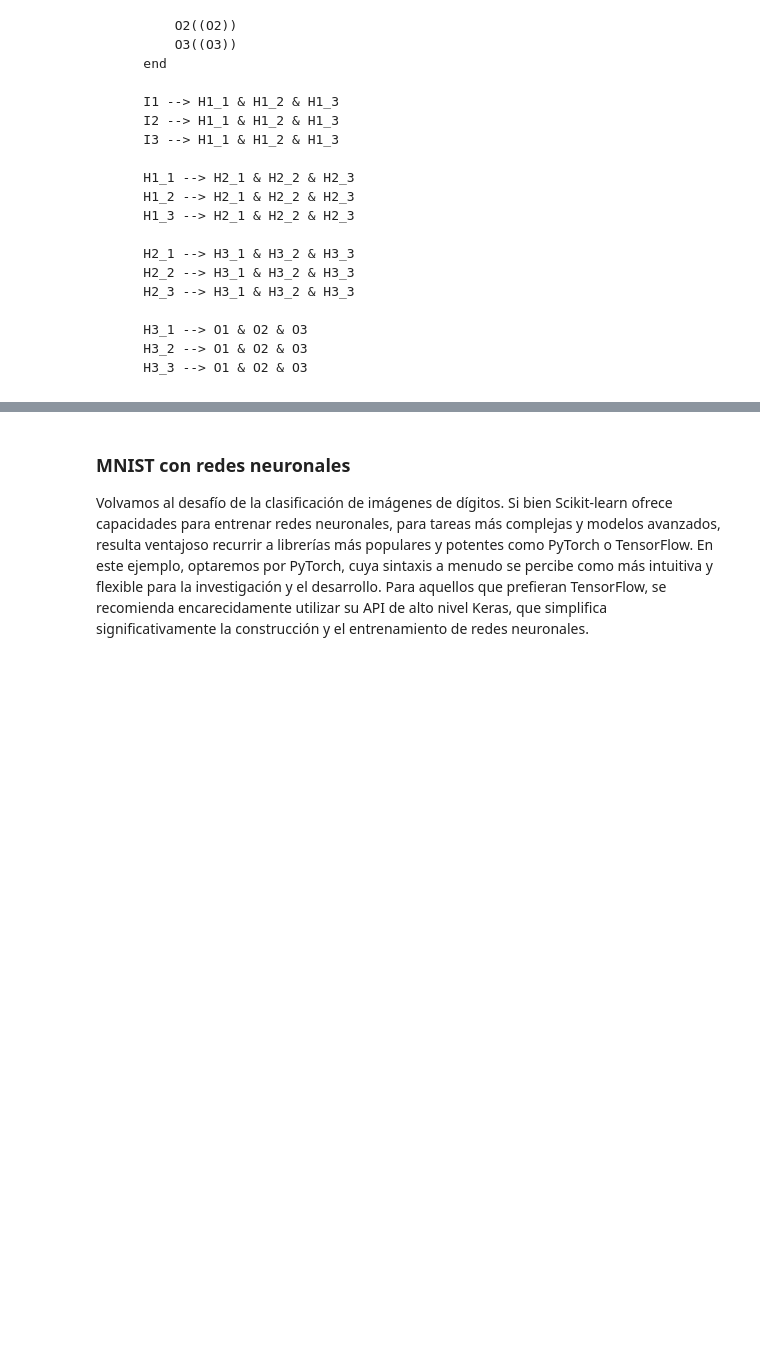
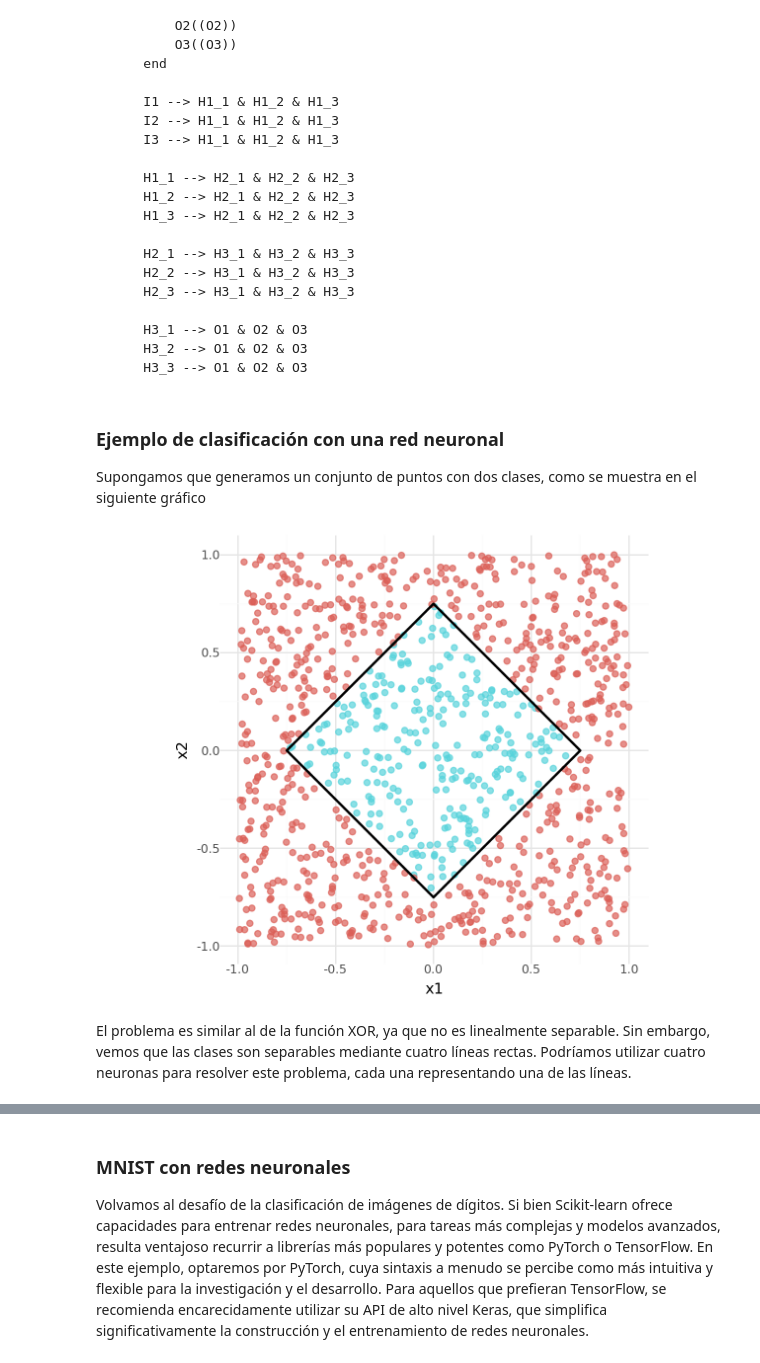
Before and after one commit to surtich/Ampliaci-n-de-Entornos, a Jupyter notebook: 04-Deep Learning.ipynb, the cells around one changed output, grey strips where cells are left out. Drawn from its saved outputs; the diff is of its cells as text; code cells hidden in the pictures; blank space fills up the shorter version.

````diff
--- a/04-Deep Learning.ipynb
+++ b/04-Deep Learning.ipynb
@@ -220,3 +220,40 @@ graph LR
     H3_2 --> O1 & O2 & O3
     H3_3 --> O1 & O2 & O3
 ```
+# %% [markdown]
+### Ejemplo de clasificación con una red neuronal
+
+Supongamos que generamos un conjunto de puntos con dos clases, como se muestra en el siguiente gráfico
+# %%
+import pandas as pd
+import numpy as np
+
+np.random.seed(42)
+num_points = 1000
+x1 = np.random.uniform(-1, 1, num_points)
+x2 = np.random.uniform(-1, 1, num_points)
+labels = np.where(np.abs(x1) + np.abs(x2) <= 0.75, 'red', 'blue')
+df = pd.DataFrame({'x1': x1, 'x2': x2, 'y': labels})
+# %%
+from plotnine import ggplot, aes, geom_point, geom_polygon, theme_minimal, theme, scale_fill_manual, ggtitle, coord_equal
+
+# Coordenadas del rombo (lado 1, centrado en el origen)
+diamond = pd.DataFrame({
+    'x': [0, 0.75, 0, -0.75],
+    'y': [0.75, 0, -0.75, 0]
+})
+
+plot = (
+    ggplot(df, aes('x1', 'x2', color='y')) +
+    geom_point(size=2, alpha=0.7, show_legend=False) +
+    geom_polygon(data=diamond, mapping=aes(x='x', y='y'), fill=None, color='black', size=1) +
+    theme_minimal() +
+    theme(legend_position='none') +
+    coord_equal()
+)
+
+plot
+# %% [output]
+[figure, added]
+# %% [markdown]
+El problema es similar al de la función XOR, ya que no es linealmente separable. Sin embargo, vemos que las clases son separables mediante cuatro líneas rectas. Podríamos utilizar cuatro neuronas para resolver este problema, cada una representando una de las líneas.
````
Also changed, not shown: parts of 3 cells of this notebook, 42 other files.
